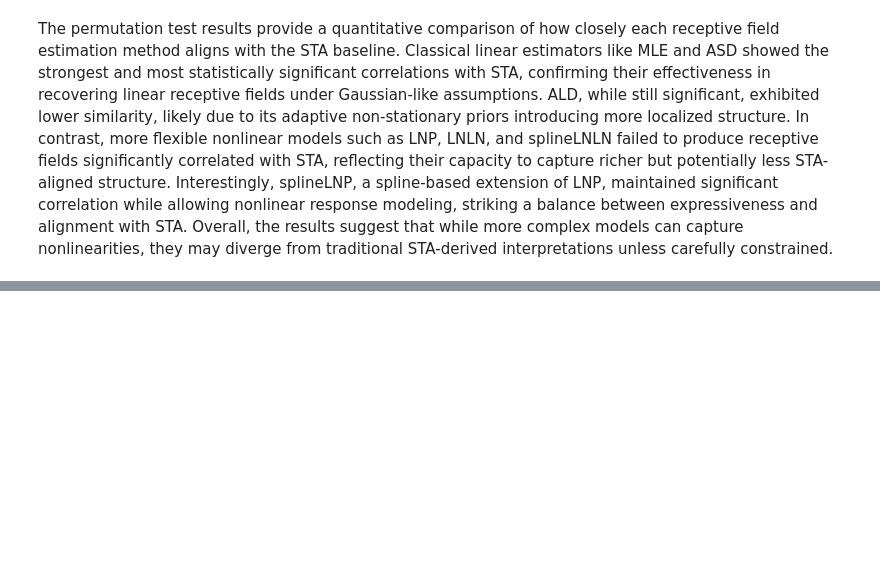
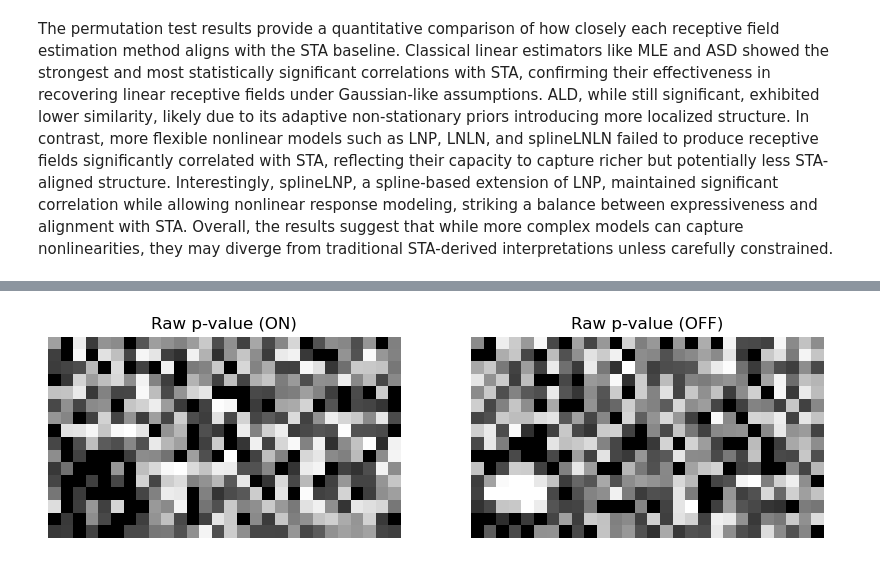
Before and after one commit to luciaganton/Neural-Data-Science, a Jupyter notebook: practical02_final_version.ipynb, the cells around one changed output, grey strips where cells are left out. Cells and saved outputs as stored; diff of their text form; code cells hidden in the pictures; blank space fills up the shorter version.

```diff
--- a/practical02_final_version.ipynb
+++ b/practical02_final_version.ipynb
@@ -2086,0 +2377,13 @@ The permutation test results provide a quantitative comparison of how closely ea
+# %%
+# Plot raw p-value maps for ON and OFF subfields (darker = more significant)
+fig, (ax1, ax2) = plt.subplots(1, 2, figsize=(10, 4))
+# Use a reversed grayscale colormap: low p (high significance) = black, high p = white
+ax1.imshow(pvalues_on, cmap='gray_r', vmin=0, vmax=1)
+ax1.set_title('Raw p-value (ON)')
+ax1.axis('off')
+ax2.imshow(pvalues_off, cmap='gray_r', vmin=0, vmax=1)
+ax2.set_title('Raw p-value (OFF)')
+ax2.axis('off')
+plt.show()
+# %% [output]
+[figure, added]
```
Also changed, not shown: parts of 22 cells of this notebook.
